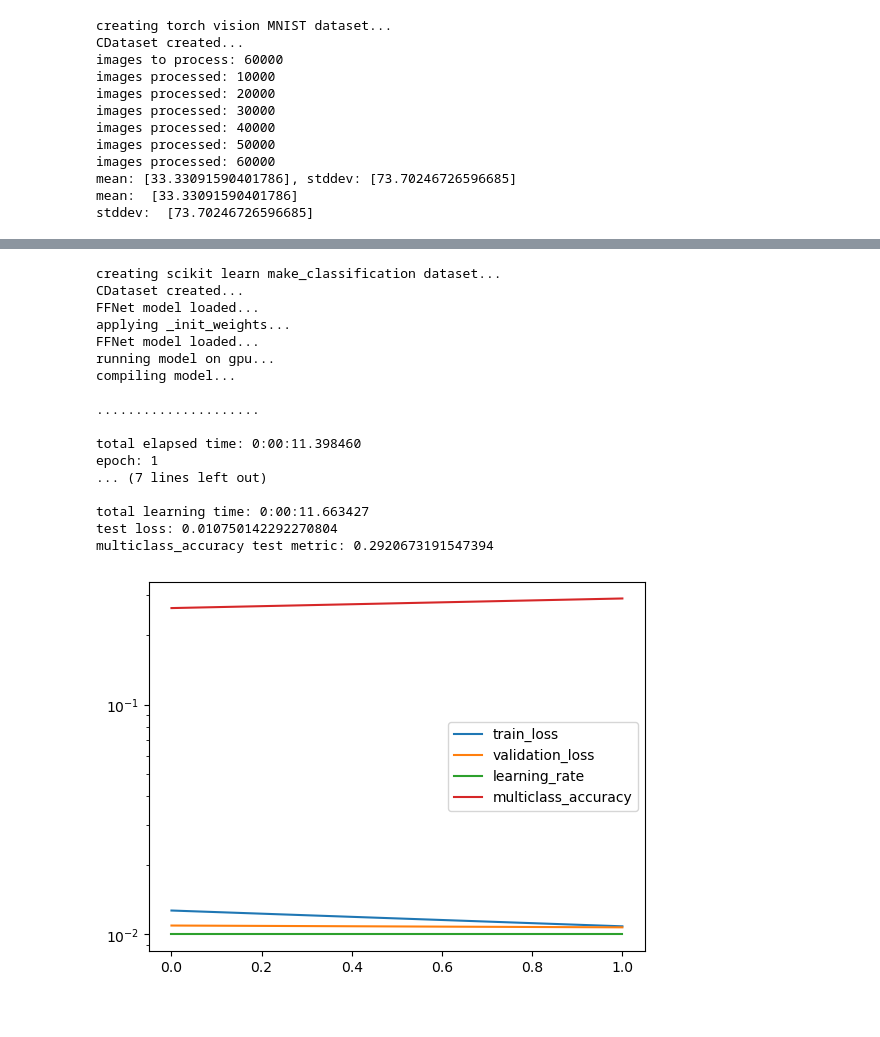
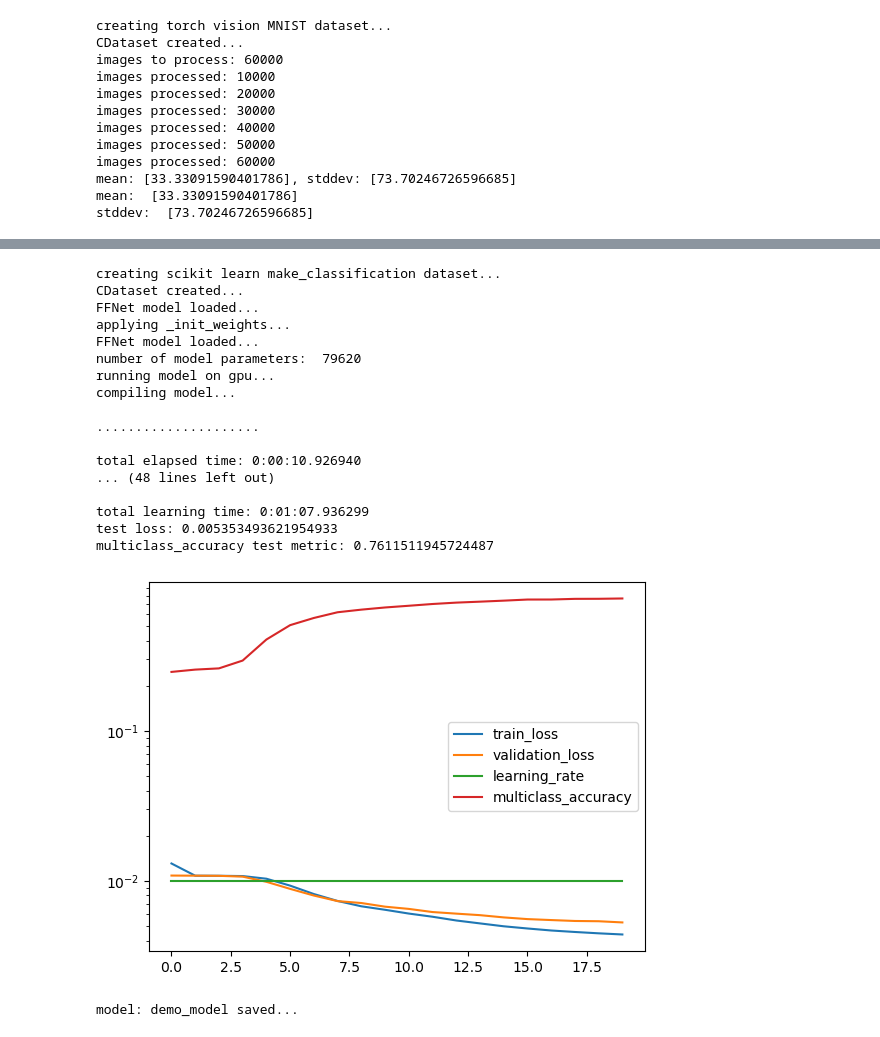
Before and after one commit to icanswim/cosmosis, a Jupyter notebook: experiment.ipynb, the cells around one changed output, grey strips where cells are left out. Drawn from its saved outputs; the diff is of its cells as text; code cells hidden in the pictures.

```diff
--- a/experiment.ipynb
+++ b/experiment.ipynb
@@ -416,41 +413,42 @@ sample_param = {'set_seed': 88,
                  'splits': (.7,.15)}
 
 sched_param = {'factor': .5,
                'patience': 2,
                'cooldown': 1}
 
 learn = Learn([SKDS],
               FFNet,
               Sampler=Selector,
               Metrics=Metrics,
               Optimizer=Adam,
               Scheduler=ReduceLROnPlateau,
               Criterion=CrossEntropyLoss,
               model_param=model_param, ds_param=ds_param,
               sample_param=sample_param, opt_param=opt_param,
               sched_param=sched_param, crit_param=crit_param,
               metrics_param=metrics_param,
-              adapt=(300,256,.2), batch_size=128, epochs=2,
+              adapt=(300,256,.2), batch_size=128, epochs=20,
               save_model='demo_model', compile_model=True)
 # %% [output]
 creating scikit learn make_classification dataset...
 CDataset created...
 FFNet model loaded...
 applying _init_weights...
 FFNet model loaded...
+number of model parameters:  79620
 running model on gpu...
 compiling model...
 
 .....................
 
-total elapsed time: 0:00:11.398460
-epoch: 1
-... (7 lines left out)
+total elapsed time: 0:00:10.926940
+... (48 lines left out)
 
-total learning time: 0:00:11.663427
-test loss: 0.010750142292270804
-multiclass_accuracy test metric: 0.2920673191547394
+total learning time: 0:01:07.936299
+test loss: 0.005353493621954933
+multiclass_accuracy test metric: 0.7611511945724487
-[figure, old version]
+[figure, new version]
+model: demo_model saved...
 # %%
 #example inference with cosmosis sklearn classification dataset wrapper (SKDS) and custom model (FFNet)
 
```
Also changed, not shown: parts of 2 cells of this notebook, 2 other files.
